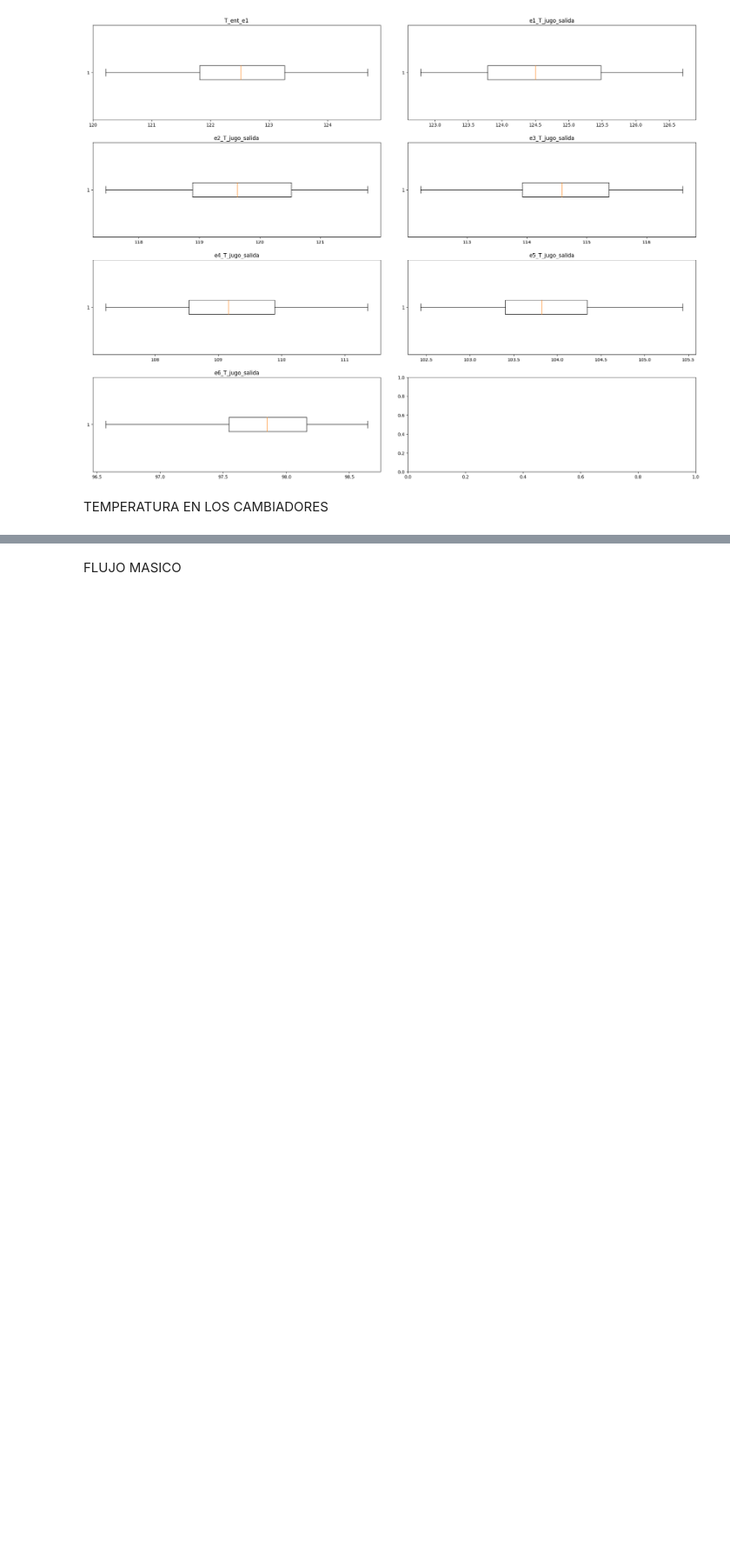
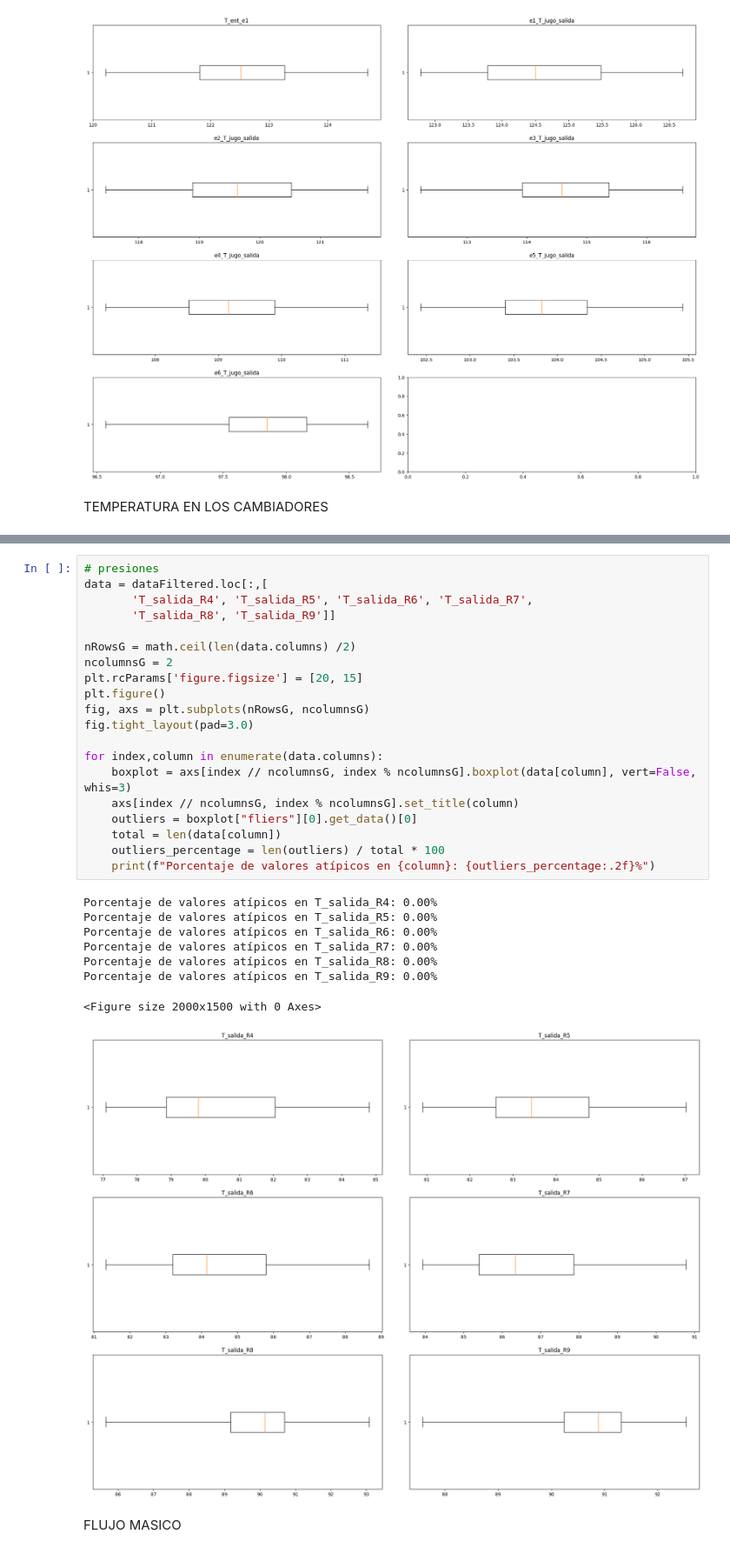
Before and after one commit to JavierPerrote/DESARROLLO-DE-UN-SENSOR-SOFTWARE-PARA-LA-ESTIMACI-N-DE-MATERIA-SECA-EN-UN-PROCESO-INDUSTRIAL, a Jupyter notebook: BoxplotFiltro.ipynb, the cells around one changed output, grey strips where cells are left out. Shown at 87% size. Drawn from its saved outputs; the diff is of its cells as text; blank space fills up the shorter version.

```diff
--- a/BoxplotFiltro.ipynb
+++ b/BoxplotFiltro.ipynb
@@ -192,3 +205,32 @@ Porcentaje de valores atípicos en T_salida_R9: 0.00%
+# %%
+# presiones
+data = dataFiltered.loc[:,[
+       'T_salida_R4', 'T_salida_R5', 'T_salida_R6', 'T_salida_R7',
+       'T_salida_R8', 'T_salida_R9']]
+
+nRowsG = math.ceil(len(data.columns) /2)
+ncolumnsG = 2
+plt.rcParams['figure.figsize'] = [20, 15]
+plt.figure()
+fig, axs = plt.subplots(nRowsG, ncolumnsG)
+fig.tight_layout(pad=3.0)
+
+for index,column in enumerate(data.columns):
+    boxplot = axs[index // ncolumnsG, index % ncolumnsG].boxplot(data[column], vert=False, whis=3)
+    axs[index // ncolumnsG, index % ncolumnsG].set_title(column)
+    outliers = boxplot["fliers"][0].get_data()[0]
+    total = len(data[column])
+    outliers_percentage = len(outliers) / total * 100
+    print(f"Porcentaje de valores atípicos en {column}: {outliers_percentage:.2f}%")
+# %% [output]
+Porcentaje de valores atípicos en T_salida_R4: 0.00%
+Porcentaje de valores atípicos en T_salida_R5: 0.00%
+Porcentaje de valores atípicos en T_salida_R6: 0.00%
+Porcentaje de valores atípicos en T_salida_R7: 0.00%
+Porcentaje de valores atípicos en T_salida_R8: 0.00%
+Porcentaje de valores atípicos en T_salida_R9: 0.00%
+<Figure size 2000x1500 with 0 Axes>
+[figure, added]
 # %% [markdown]
 FLUJO MASICO
 # %%
```
Also changed, not shown: parts of 2 cells of this notebook.
